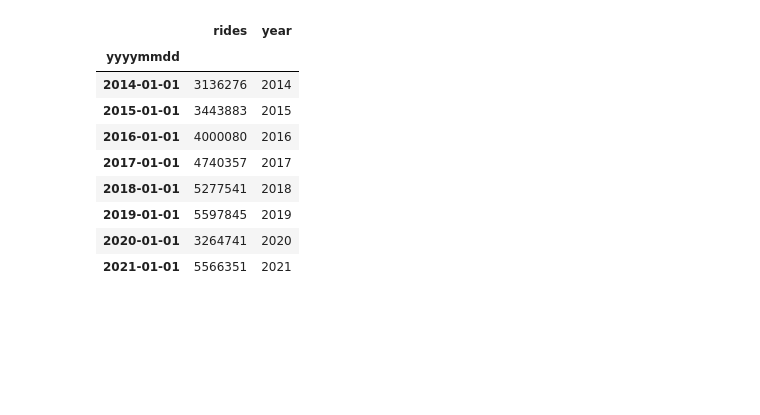
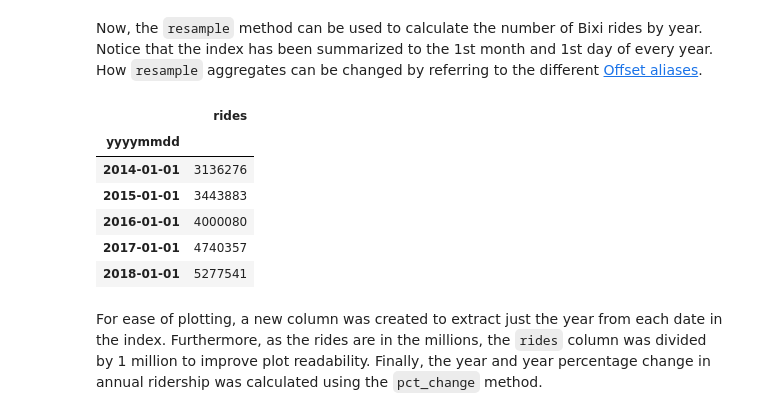
Before and after one commit to andrewyewcy/velocipede, a Jupyter notebook: 21_notebooks/023-visualization-automation.ipynb, the cells around one changed output. Drawn from its saved outputs; the diff is of its cells as text; code cells hidden in the pictures; blank space fills up the shorter version.

```diff
--- a/21_notebooks/023-visualization-automation.ipynb
+++ b/21_notebooks/023-visualization-automation.ipynb
@@ -68,3 +73,8 @@ def pandas_read_sql(engine, sql_stmt):
+# %%
+# Create the connection engine to MySQL database called 'velocipede'
+engine = sqlalchemy.create_engine(
+    "mysql+mysqldb://root:rootroot@sql:3306/velocipede"
+)
 # %%
 # SQL Statement to count the number of rides aggregated by the start date of each ride in UTC timezone.
 sql_stmt = """
@@ -133,8 +122,9 @@ df.to_csv("analysis_data/20230824.csv", index = False)
 # %%
+# Include both member and non-member
 plot_df = df.groupby(
-    by = "yyyymmdd",
+    by = ['yyyymmdd'],
     as_index = False).agg(
-        rides = ("rides","sum")
+        rides = ('rides','sum')
 )
 
 # Convert yyyymmdd column to datetime
@@ -142,3 +132,6 @@ plot_df["yyyymmdd"] = plot_df["yyyymmdd"].astype("datetime64[ns]")
 
 # Use yyyymmdd as index
 plot_df.set_index(["yyyymmdd"], inplace = True)
+
+# Examine the dataframe
+plot_df.head()
@@ -155,15 +146,17 @@ plot_df.head()
+# %% [markdown]
+Now, the `resample` method can be used to calculate the number of Bixi rides by year. Notice that the index has been summarized to the 1st month and 1st day of every year.
+How `resample` aggregates can be changed by referring to the different [Offset aliases](https://pandas.pydata.org/pandas-docs/stable/user_guide/timeseries.html#offset-aliases).
 # %%
+# Resample from day to year
 plot_df = plot_df.resample("1YS").sum()
-plot_df['year'] = plot_df.index.year
-plot_df
+plot_df.head()
 # %% [output]
-|  | rides | year |
-| yyyymmdd |  |  |
-| 2014-01-01 | 3136276 | 2014 |
-| 2015-01-01 | 3443883 | 2015 |
-| 2016-01-01 | 4000080 | 2016 |
-| 2017-01-01 | 4740357 | 2017 |
-| 2018-01-01 | 5277541 | 2018 |
-| 2019-01-01 | 5597845 | 2019 |
-| 2020-01-01 | 3264741 | 2020 |
-| 2021-01-01 | 5566351 | 2021 |
+|  | rides |
+| yyyymmdd |  |
+| 2014-01-01 | 3136276 |
+| 2015-01-01 | 3443883 |
+| 2016-01-01 | 4000080 |
+| 2017-01-01 | 4740357 |
+| 2018-01-01 | 5277541 |
+# %% [markdown]
+For ease of plotting, a new column was created to extract just the year from each date in the index. Furthermore, as the rides are in the millions, the `rides` column was divided by 1 million to improve plot readability. Finally, the year and year percentage change in annual ridership was calculated using the `pct_change` method.
```
Also changed, not shown: parts of 36 cells of this notebook, 7 other files.
